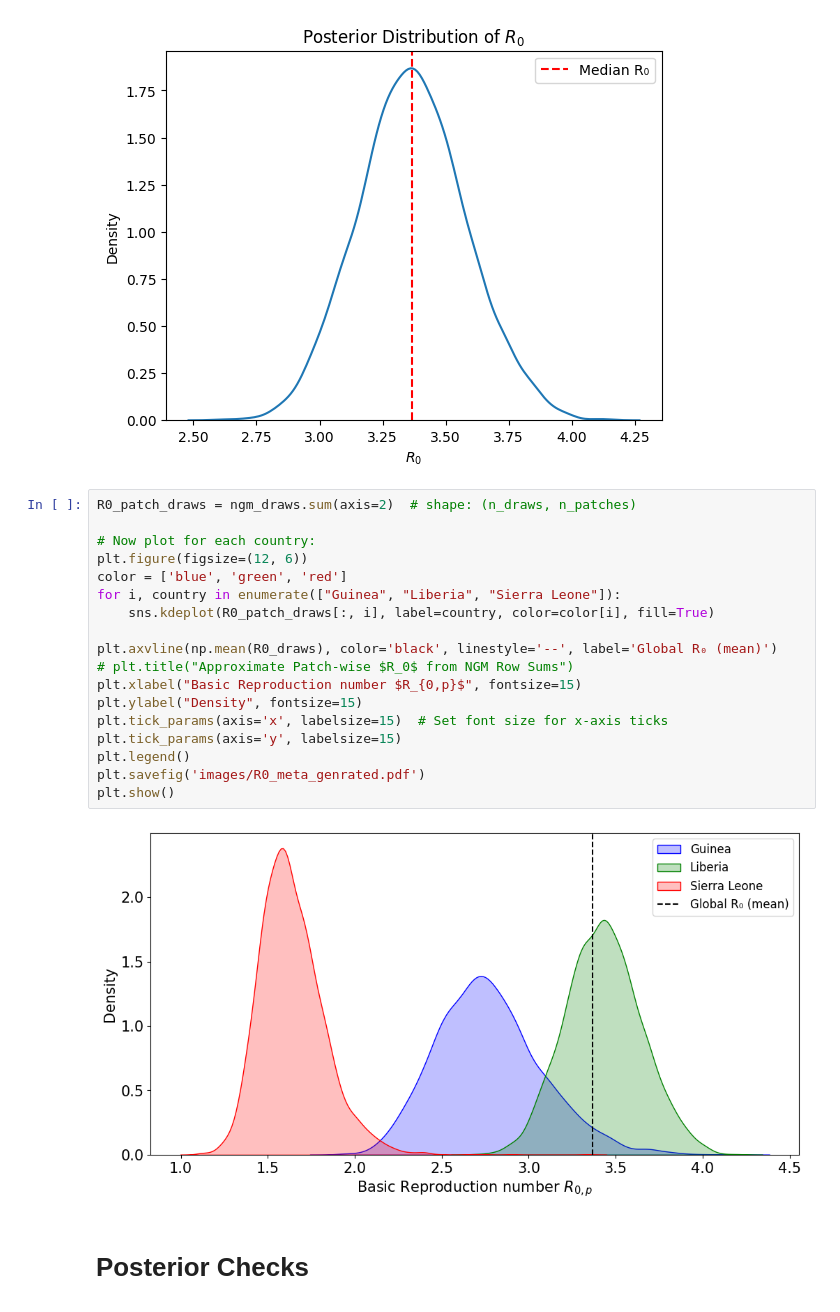
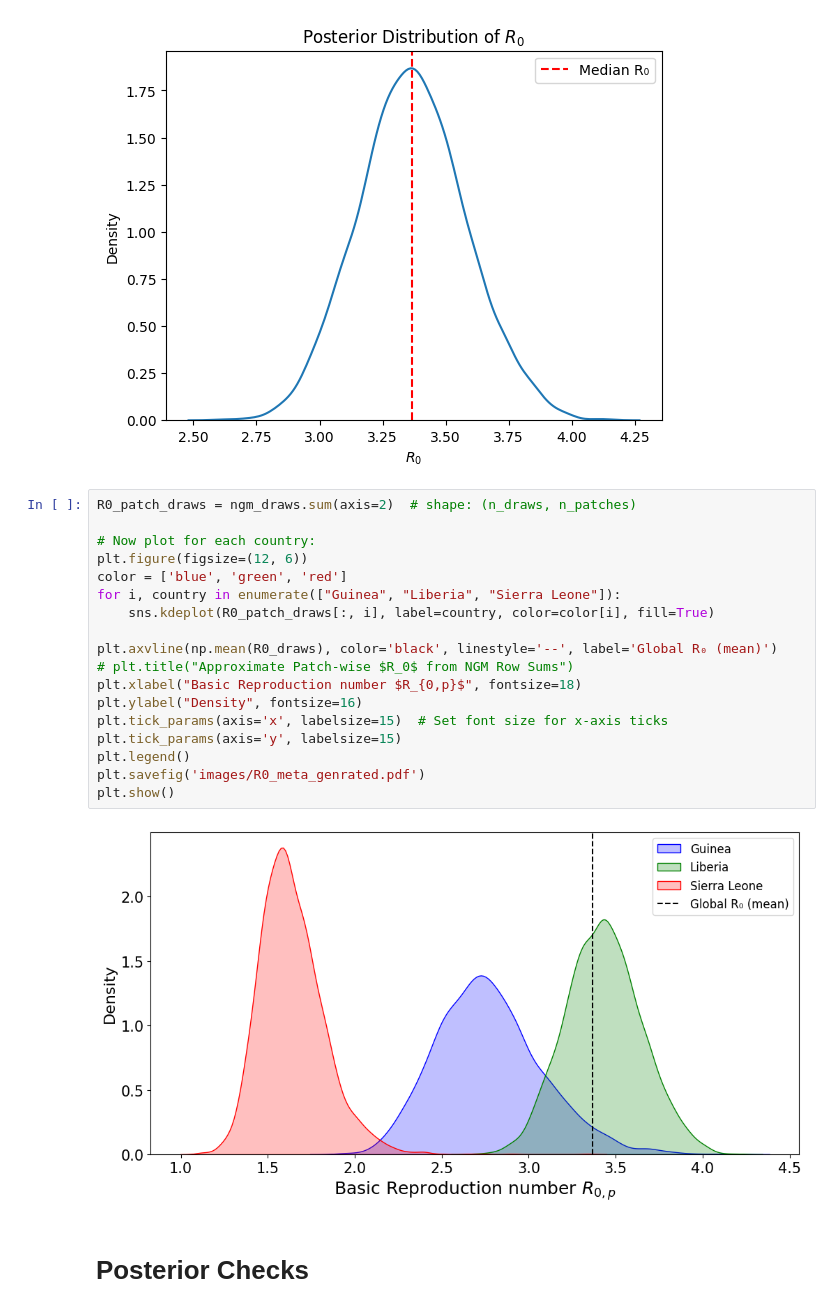
Before and after one commit to Samuelameningayeh/thesis, a Jupyter notebook: SEIR/synthetic_with_coupling.ipynb, the cells around one changed output. Cells and saved outputs as stored; diff of their text form.

```diff
--- a/SEIR/synthetic_with_coupling.ipynb
+++ b/SEIR/synthetic_with_coupling.ipynb
@@ -430,23 +430,23 @@ R0 median: 3.3650581565060715
 # %%
 R0_patch_draws = ngm_draws.sum(axis=2)  # shape: (n_draws, n_patches)
 
 # Now plot for each country:
 plt.figure(figsize=(12, 6))
 color = ['blue', 'green', 'red']
 for i, country in enumerate(["Guinea", "Liberia", "Sierra Leone"]):
     sns.kdeplot(R0_patch_draws[:, i], label=country, color=color[i], fill=True)
 
 plt.axvline(np.mean(R0_draws), color='black', linestyle='--', label='Global R₀ (mean)')
 # plt.title("Approximate Patch-wise $R_0$ from NGM Row Sums")
-plt.xlabel("Basic Reproduction number $R_{0,p}$", fontsize=15)
-plt.ylabel("Density", fontsize=15)
+plt.xlabel("Basic Reproduction number $R_{0,p}$", fontsize=18)
+plt.ylabel("Density", fontsize=16)
 plt.tick_params(axis='x', labelsize=15)  # Set font size for x-axis ticks
 plt.tick_params(axis='y', labelsize=15)
 plt.legend()
 plt.savefig('images/R0_meta_genrated.pdf')
 plt.show()
 # %% [output]
-[figure, old version]
+[figure, new version]
 # %% [markdown]
 # Posterior Checks
 # %%
```
Also changed, not shown: 20 other files.
